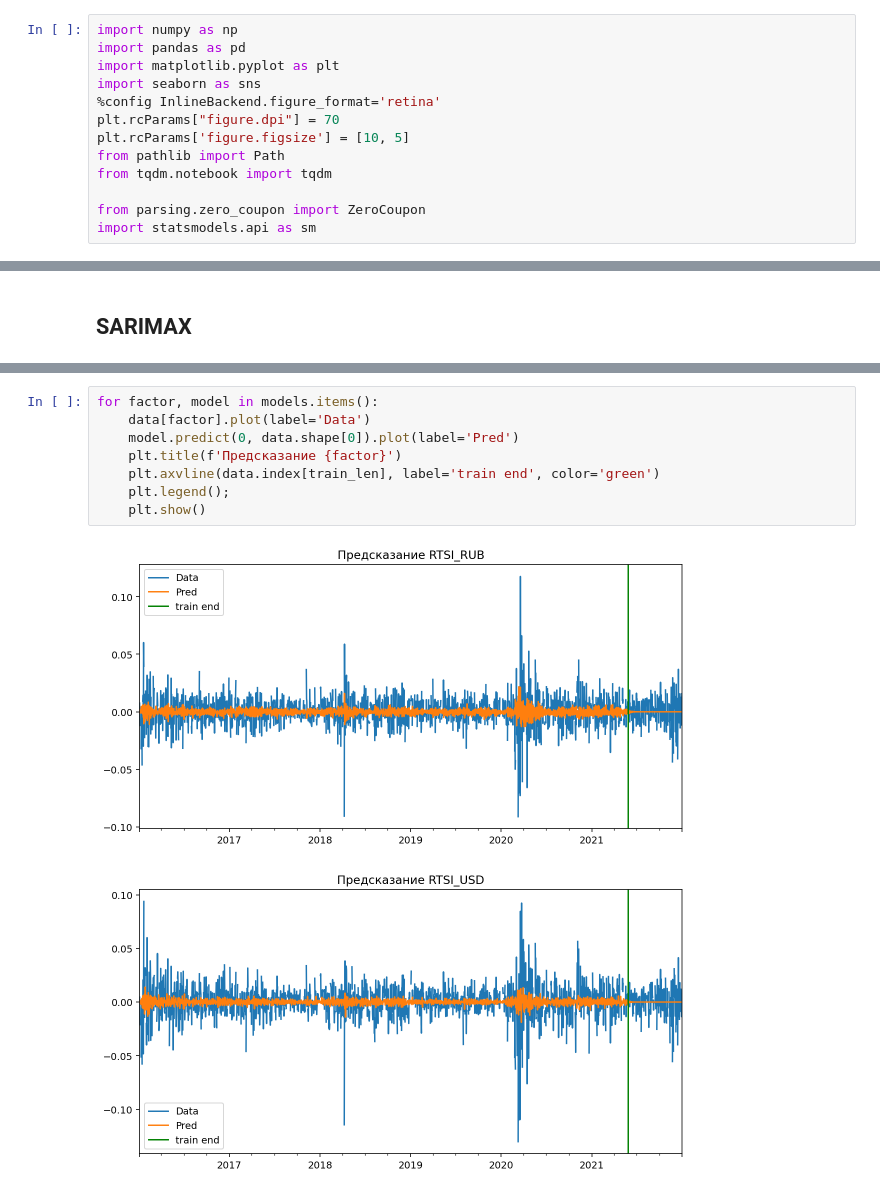
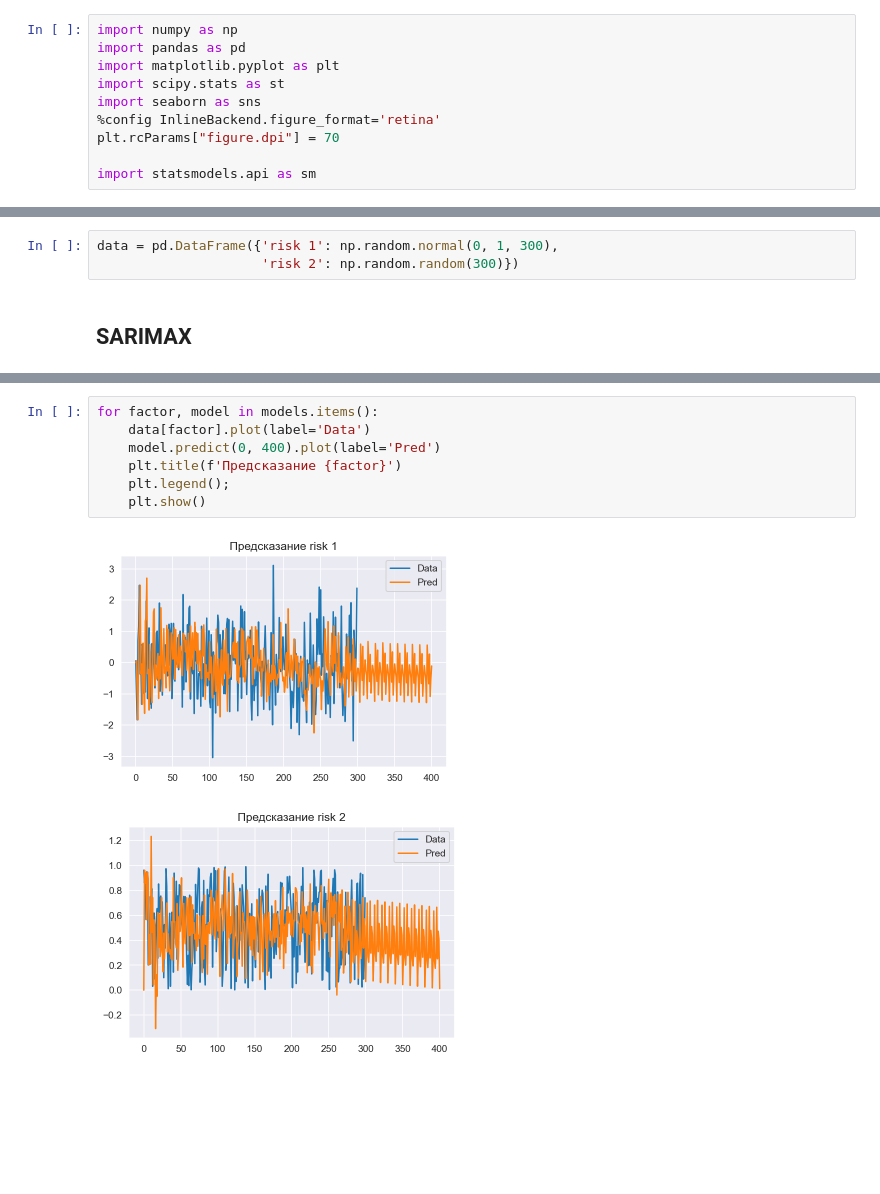
Before and after one commit to gaarutyunov/market-risk, a Jupyter notebook: notebooks/risks_models.ipynb, the cells around one changed output, grey strips where cells are left out. Saved outputs shown, nothing was run; the diff lists cells and outputs as text; blank space fills up the shorter version.

```diff
--- a/notebooks/risks_models.ipynb
+++ b/notebooks/risks_models.ipynb
@@ -2,12 +2,9 @@
 import numpy as np
 import pandas as pd
 import matplotlib.pyplot as plt
+import scipy.stats as st
 import seaborn as sns
 %config InlineBackend.figure_format='retina'
 plt.rcParams["figure.dpi"] = 70
-plt.rcParams['figure.figsize'] = [10, 5]
-from pathlib import Path
-from tqdm.notebook import tqdm
 
-from parsing.zero_coupon import ZeroCoupon
 import statsmodels.api as sm
@@ -70,3 +11,6 @@ data = pd.DataFrame({'RTSI_RUB': rtsi_DF.pct_change().CLOSE.iloc[1:],
+# %%
+data = pd.DataFrame({'risk 1': np.random.normal(0, 1, 300),
+                     'risk 2': np.random.random(300)})
 # %% [markdown]
 ## SARIMAX
 # %%
@@ -164,11 +97,10 @@ Optimization terminated successfully.
 # %%
 for factor, model in models.items():
     data[factor].plot(label='Data')
-    model.predict(0, data.shape[0]).plot(label='Pred')
+    model.predict(0, 400).plot(label='Pred')
     plt.title(f'Предсказание {factor}')
-    plt.axvline(data.index[train_len], label='train end', color='green')
     plt.legend();
     plt.show()
 # %% [output]
-[figure, old version]
+[figure, new version]
-[figure, old version]
+[figure, new version]
```
Also changed, not shown: parts of 7 cells of this notebook, 16 other files.
